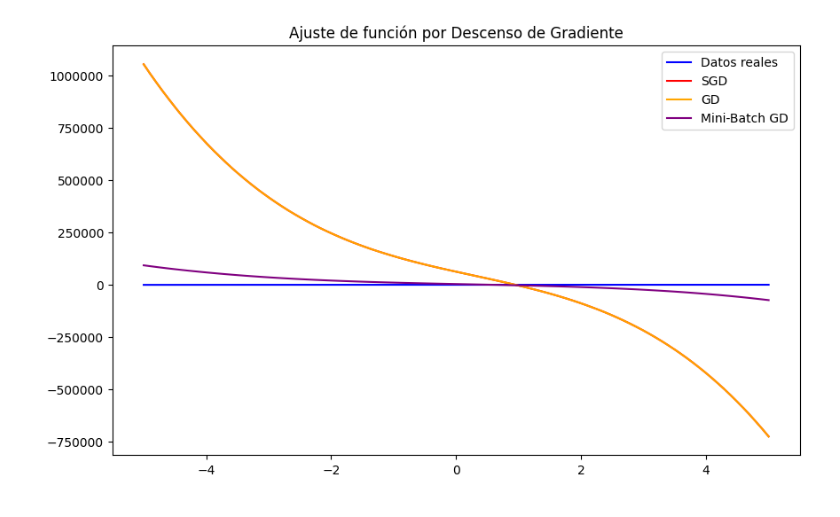
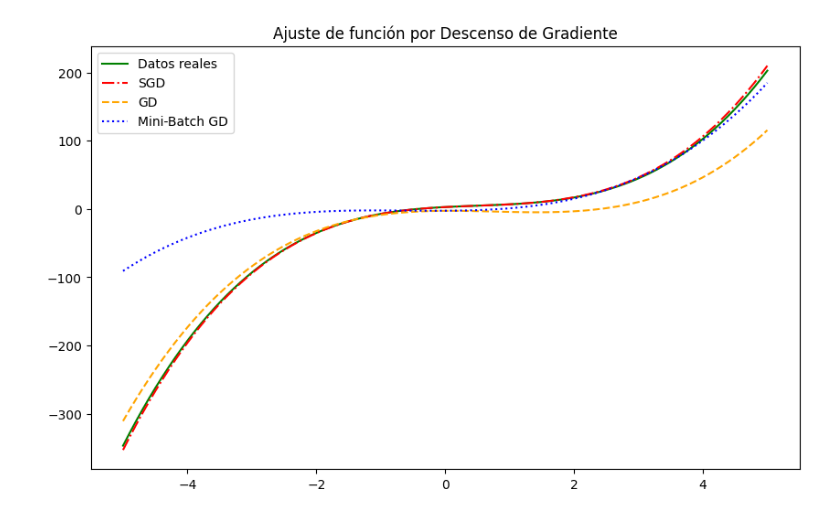
Before and after one commit to Arthurs101/GRADIENT-DESCEND-IA-LAB3, a Jupyter notebook: Descending-gradient.ipynb, the cells around one changed output. Drawn from its saved outputs; the diff is of its cells as text; code cells hidden in the pictures.

Commit message:
finished, fixed gradients

```diff
--- a/Descending-gradient.ipynb
+++ b/Descending-gradient.ipynb
@@ -7,6 +7,9 @@ import time
 def polynomial_function(x):
     return np.polyval([2, -3, 5, 3], x)
 
+def polynomial_function_u(x,coefficients):
+   return np.polyval(coefficients, x)
+
 # Derivada de la función polinómica
 def gradient(x):
-    return np.polyval(np.polyder([2, -3, 5, 3]), x)
+    return np.polyval([6, -6, 5], x)
@@ -51,43 +82,39 @@ def calculate_fitness(coefficients, x_values, y_true):
 # Datos de entrada
 x_values = np.linspace(-5, 5, 100)
 y_true = polynomial_function(x_values)
-
-iterations = int(len(x_values)*0.8)
+learning_rate = 0.0015
+epochs = 1000
-# %%
-# Datos de entrada
-x_values = np.linspace(-5, 5, 100)
-y_true = polynomial_function(x_values)
-iterations = int(len(x_values)*0.8)
 # %%
 # Descenso de gradiente estocástico
+
 start_time = time.time()
-coefficients_sgd = stochastic_gradient_descent(learning_rate=0.01, epochs=iterations)
+coefficients_sgd = stochastic_gradient_descent(learning_rate, epochs, x_values, y_true)
 sgd_time = time.time() - start_time
 fitness_sgd = calculate_fitness(coefficients_sgd, x_values, y_true)
 
 # Descenso de gradiente
 start_time = time.time()
-coefficients_gd = gradient_descent(learning_rate=0.01, epochs=iterations)
+coefficients_gd = gradient_descent(learning_rate, epochs, x_values, y_true)
 gd_time = time.time() - start_time
 fitness_gd = calculate_fitness(coefficients_gd, x_values, y_true)
 
 # Descenso de gradiente por mini lotes
 start_time = time.time()
-coefficients_mbgd = mini_batch_gradient_descent(learning_rate=0.01, epochs=iterations, batch_size=10)
+coefficients_mbgd = mini_batch_gradient_descent(learning_rate, epochs, 10, x_values, y_true)
 mbgd_time = time.time() - start_time
 fitness_mbgd = calculate_fitness(coefficients_mbgd, x_values, y_true)
 # %%
 # Graficar los resultados
 plt.figure(figsize=(10, 6))
-plt.plot(x_values, y_true, label='Datos reales', color='blue')
-plt.plot(x_values, np.polyval(coefficients_sgd, x_values), label='SGD', color='red')
-plt.plot(x_values, np.polyval(coefficients_gd, x_values), label='GD', color='orange')
-plt.plot(x_values, np.polyval(coefficients_mbgd, x_values), label='Mini-Batch GD', color='purple')
-plt.ticklabel_format(style='plain', axis='y')
+plt.plot(x_values, y_true, label='Datos reales', color='green')
+plt.plot(x_values, np.polyval(coefficients_sgd.tolist(), x_values), label='SGD', color='red',ls='-.')
+plt.plot(x_values, np.polyval(coefficients_gd, x_values), label='GD', color='orange',ls='--')
+plt.plot(x_values, np.polyval(coefficients_mbgd, x_values), label='Mini-Batch GD', color='blue',ls=':')
+plt.ticklabel_format(style='scientific', axis='y')
 plt.title('Ajuste de función por Descenso de Gradiente')
 plt.legend()
 plt.show()
 # %% [output]
-[figure, old version]
+[figure, new version]
 # %%
 # Mostrar resultados numéricos de tiempo y fitness
```
Also changed, not shown: parts of 4 cells of this notebook.
